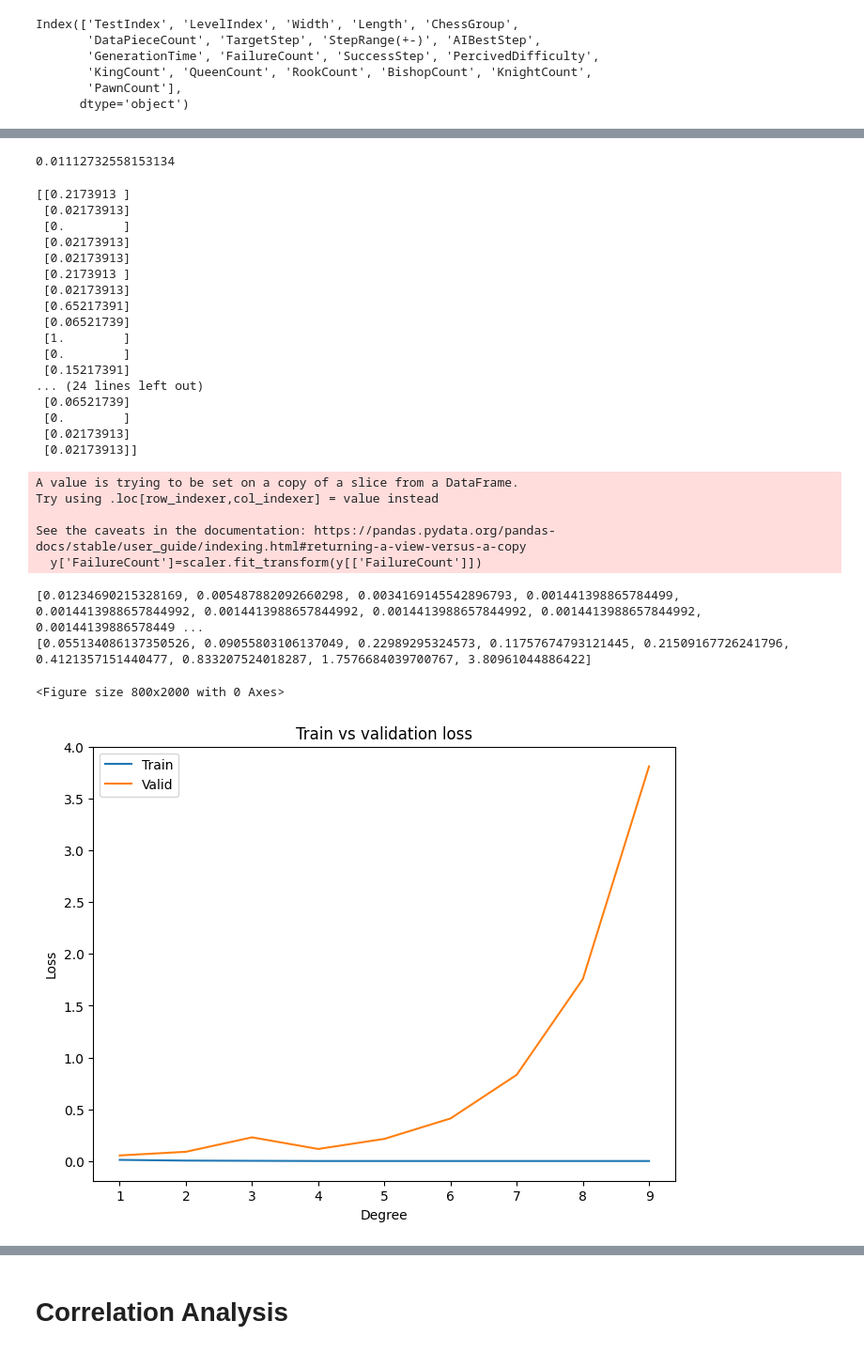
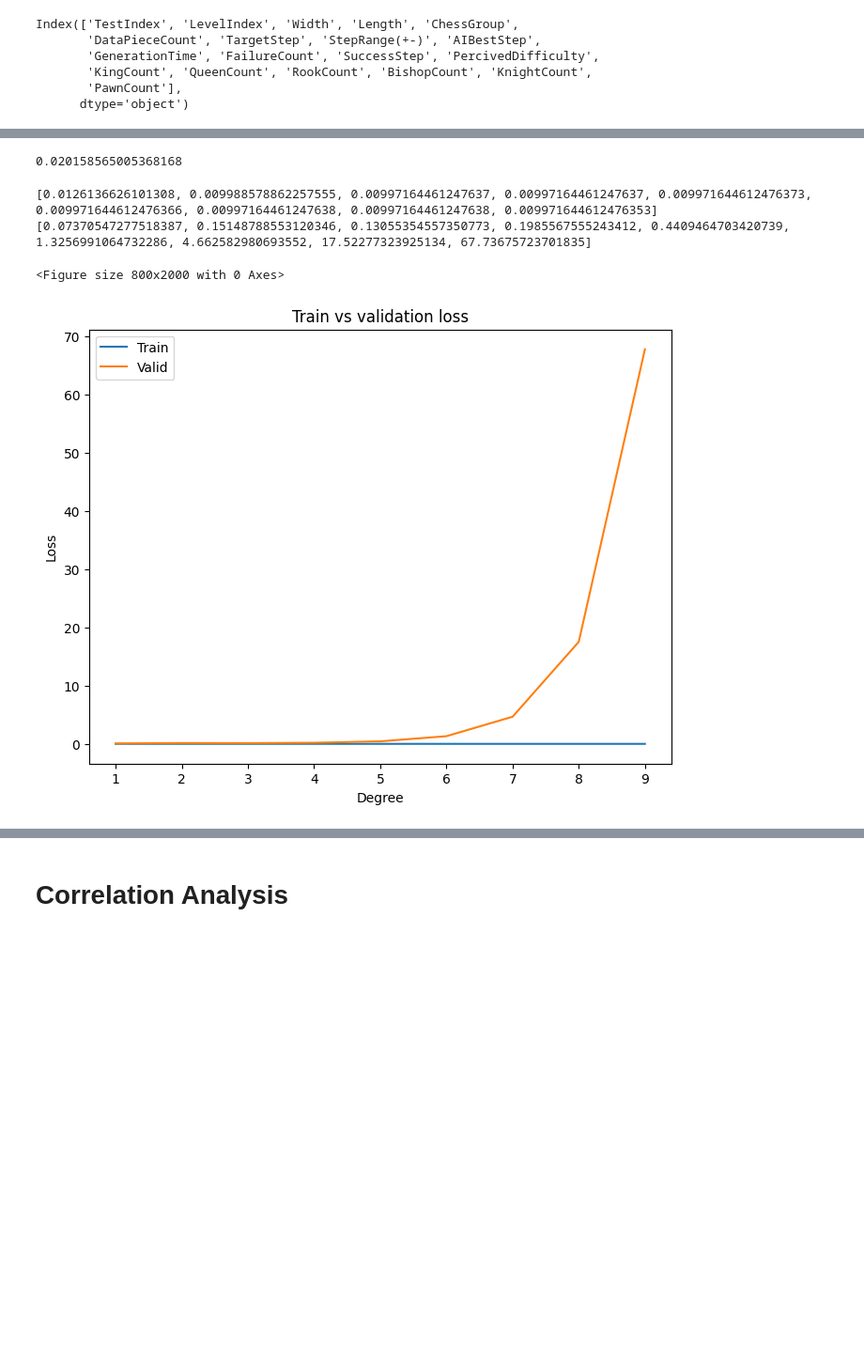
Before and after one commit to LingPeiYu/AaltoThesisDataAnalysis, a Jupyter notebook: AaltoThesisDataAnalysis.ipynb, the cells around one changed output, grey strips where cells are left out. Shown at 94% size. Saved outputs shown, nothing was run; the diff lists cells and outputs as text; code cells hidden in the pictures; blank space fills up the shorter version.

```diff
--- a/AaltoThesisDataAnalysis.ipynb
+++ b/AaltoThesisDataAnalysis.ipynb
@@ -179,78 +211,53 @@ plt.show()
 # %%
 poly = PolynomialFeatures(degree=1)
 X_train_poly = poly.fit_transform(X_train)
-regr.fit(X_train_poly, y_train)
+regrPreDiff=LinearRegression(fit_intercept=False)
+regrPreDiff.fit(X_train_poly, y_train)
 X_test_poly = poly.fit_transform(X_test)
-y_pred_test = regr.predict(X_test_poly)
+y_pred_test = regrPreDiff.predict(X_test_poly)
 test_error = mean_squared_error(y_test, y_pred_test)
 print(test_error)
 # %% [output]
-0.01112732558153134
+0.020158565005368168
 # %%
-y=TestData[['FailureCount']]
-y['FailureCount']=scaler.fit_transform(y[['FailureCount']])
-y=y.to_numpy()
-
-print(y)
-
-X_train, X_rem, y_train, y_rem = train_test_split(X,y,test_size=0.5,random_state=42)
-X_val, X_test, y_val, y_test = train_test_split(X_rem,y_rem,test_size=0.2,random_state=42)
+#Get Y
+y_train=data_train[['FailureCount']].to_numpy()
+y_val=data_val[['FailureCount']].to_numpy()
+y_test=data_test[['FailureCount']].to_numpy()
 
 tr_errors = []
 val_errors = []
 #Polynomial Regression
 plt.figure(figsize=(8, 20))
 for degree in range(1,10):
   poly = PolynomialFeatures(degree=degree)
   X_train_poly = poly.fit_transform(X_train)
   regr=LinearRegression(fit_intercept=False)
   regr.fit(X_train_poly,y_train)
   y_pred_train = regr.predict(X_train_poly)
   tr_error = mean_squared_error(y_train, y_pred_train)
   X_val_poly = poly.fit_transform(X_val)
   y_pred_val = regr.predict(X_val_poly)
   val_error = mean_squared_error(y_val, y_pred_val)
   tr_errors.append(tr_error)
   val_errors.append(val_error)
 
 print(tr_errors)
 print(val_errors)
 
 plt.figure(figsize=(8, 6))
 plt.plot(range(1,10), tr_errors, label = 'Train')
 plt.plot(range(1,10), val_errors,label = 'Valid')
 plt.legend(loc = 'upper left')
 plt.xlabel('Degree')
 plt.ylabel('Loss')
 plt.title('Train vs validation loss')
 plt.show()
 # %% [output]
-[[0.2173913 ]
- [0.02173913]
- [0.        ]
- [0.02173913]
- [0.02173913]
- [0.2173913 ]
- [0.02173913]
- [0.65217391]
- [0.06521739]
- [1.        ]
- [0.        ]
- [0.15217391]
-... (24 lines left out)
- [0.06521739]
- [0.        ]
- [0.02173913]
- [0.02173913]]
+[0.0126136626101308, 0.009988578862257555, 0.00997164461247637, 0.00997164461247637, 0.009971644612476373, 0.009971644612476366, 0.00997164461247638, 0.00997164461247638, 0.009971644612476353]
+[0.07370547277518387, 0.15148788553120346, 0.13055354557350773, 0.1985567555243412, 0.4409464703420739, 1.3256991064732286, 4.662582980693552, 17.52277323925134, 67.73675723701835]
-A value is trying to be set on a copy of a slice from a DataFrame.
-Try using .loc[row_indexer,col_indexer] = value instead
-
-See the caveats in the documentation: https://pandas.pydata.org/pandas-docs/stable/user_guide/indexing.html#returning-a-view-versus-a-copy
-  y['FailureCount']=scaler.fit_transform(y[['FailureCount']])
+<Figure size 800x2000 with 0 Axes>
-[0.01234690215328169, 0.005487882092660298, 0.0034169145542896793, 0.001441398865784499, 0.0014413988657844992, 0.0014413988657844992, 0.0014413988657844992, 0.0014413988657844992, 0.00144139886578449 ...
-[0.055134086137350526, 0.09055803106137049, 0.22989295324573, 0.11757674793121445, 0.21509167726241796, 0.4121357151440477, 0.833207524018287, 1.7576684039700767, 3.80961044886422]
-<Figure size 800x2000 with 0 Axes>
-[figure, old version]
+[figure, new version]
 # %%
 poly = PolynomialFeatures(degree=1)
 X_train_poly = poly.fit_transform(X_train)
```
Also changed, not shown: parts of 9 cells of this notebook.
